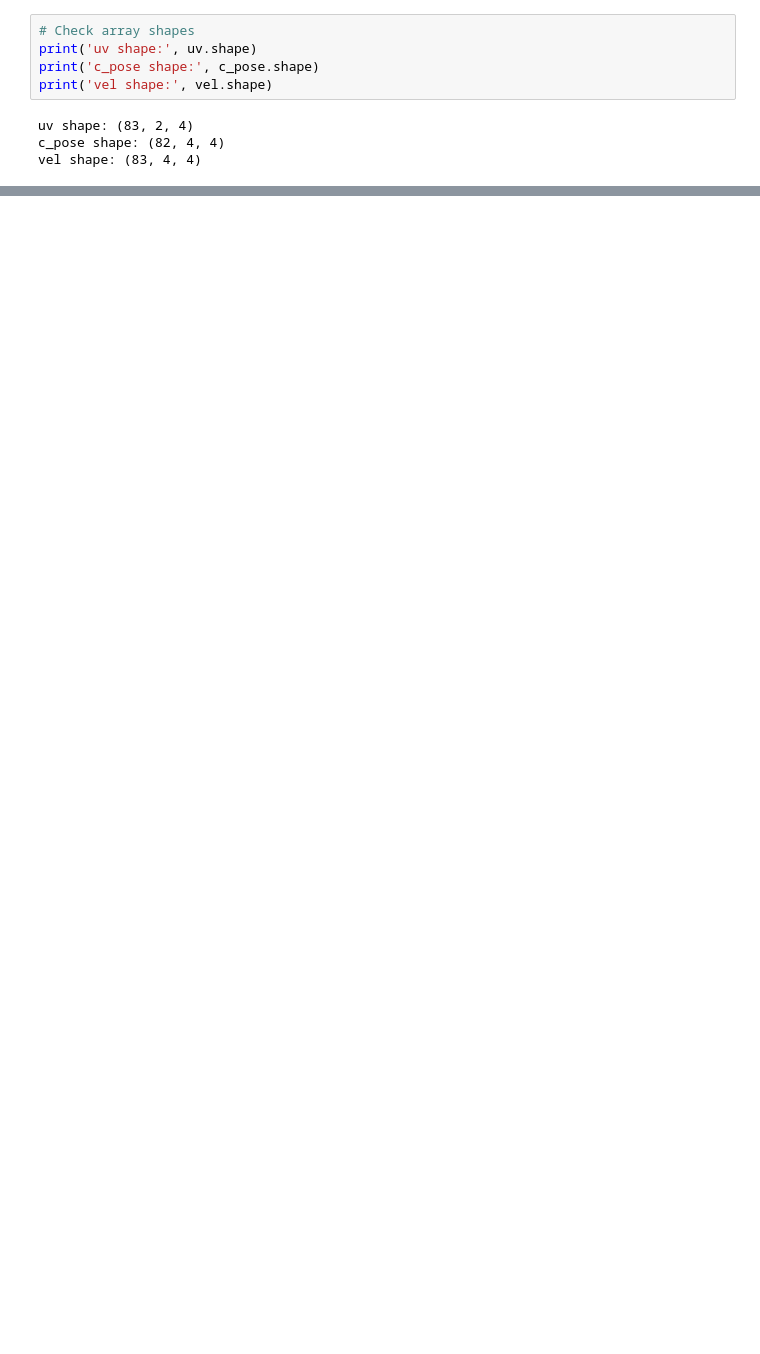
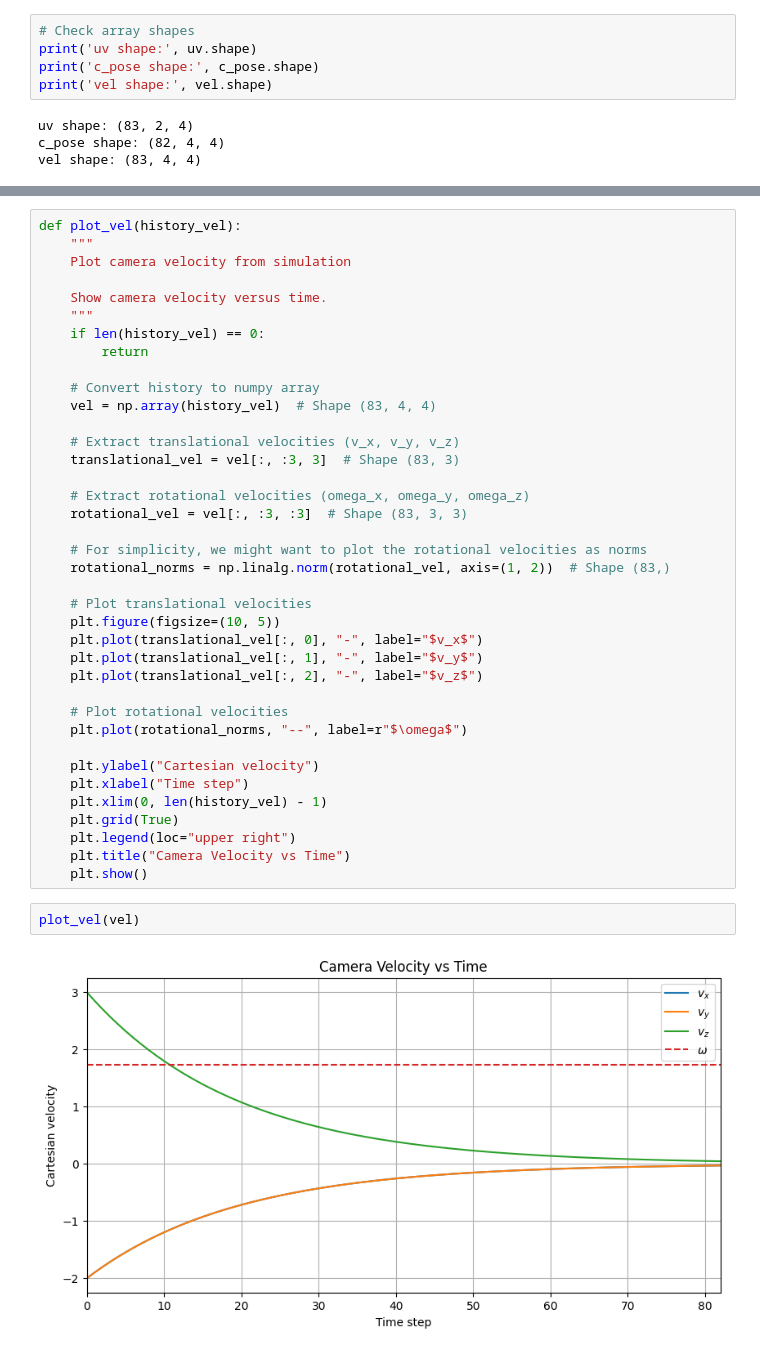
Before and after one commit to santamav/SKJ015-Intelligent_Control, a Jupyter notebook: Task_4_1/outputs/lookatouts.ipynb, the cells around one changed output, grey strips where cells are left out. Saved outputs shown, nothing was run; the diff lists cells and outputs as text; blank space fills up the shorter version.

```diff
--- a/Task_4_1/outputs/lookatouts.ipynb
+++ b/Task_4_1/outputs/lookatouts.ipynb
@@ -81,0 +73,42 @@ IndexError: index 2 is out of bounds for axis 1 with size 2
+# %%
+def plot_vel(history_vel):
+    """
+    Plot camera velocity from simulation
+
+    Show camera velocity versus time.
+    """
+    if len(history_vel) == 0:
+        return
+
+    # Convert history to numpy array
+    vel = np.array(history_vel)  # Shape (83, 4, 4)
+
+    # Extract translational velocities (v_x, v_y, v_z)
+    translational_vel = vel[:, :3, 3]  # Shape (83, 3)
+
+    # Extract rotational velocities (omega_x, omega_y, omega_z)
+    rotational_vel = vel[:, :3, :3]  # Shape (83, 3, 3)
+
+    # For simplicity, we might want to plot the rotational velocities as norms
+    rotational_norms = np.linalg.norm(rotational_vel, axis=(1, 2))  # Shape (83,)
+
+    # Plot translational velocities
+    plt.figure(figsize=(10, 5))
+    plt.plot(translational_vel[:, 0], "-", label="$v_x$")
+    plt.plot(translational_vel[:, 1], "-", label="$v_y$")
+    plt.plot(translational_vel[:, 2], "-", label="$v_z$")
+
+    # Plot rotational velocities
+    plt.plot(rotational_norms, "--", label=r"$\omega$")
+
+    plt.ylabel("Cartesian velocity")
+    plt.xlabel("Time step")
+    plt.xlim(0, len(history_vel) - 1)
+    plt.grid(True)
+    plt.legend(loc="upper right")
+    plt.title("Camera Velocity vs Time")
+    plt.show()
+# %%
+plot_vel(vel)
+# %% [output]
+[figure, added]
```
Also changed, not shown: parts of 11 cells of this notebook.
